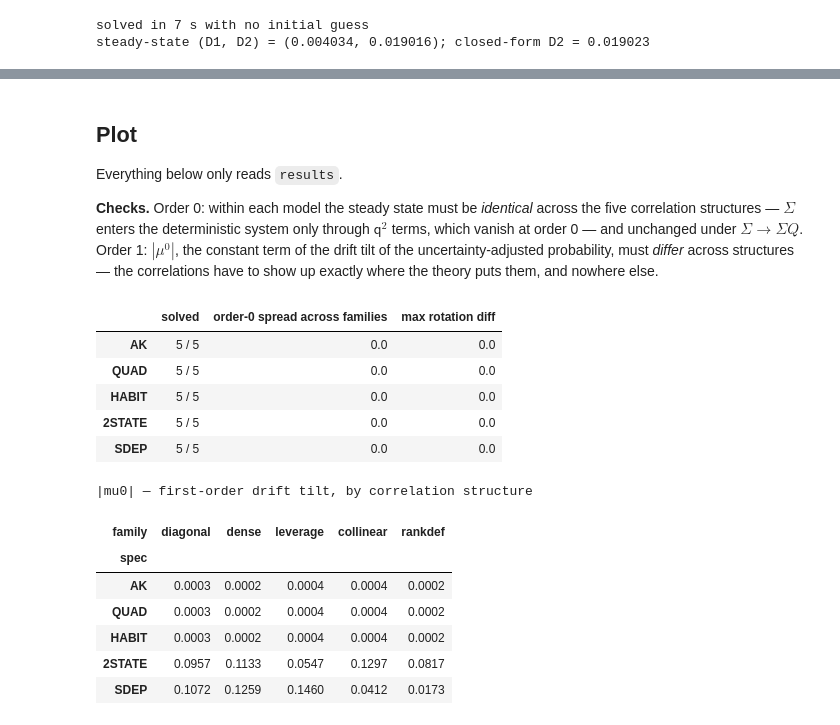
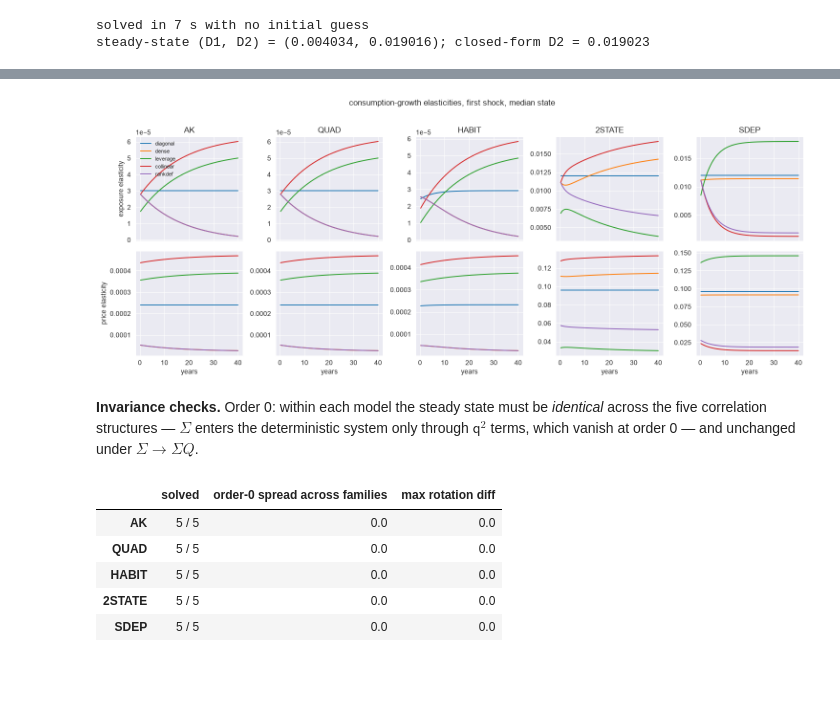
Before and after one commit to as7391746/QuantMFR-Colab, a Jupyter notebook: v2_demo.ipynb, the cells around one changed output, grey strips where cells are left out. Saved outputs shown, nothing was run; the diff lists cells and outputs as text; code cells hidden in the pictures; blank space fills up the shorter version.

Commit message:
v2 demo: appendix-style model setup, elasticity path figures

```diff
--- a/v2_demo.ipynb
+++ b/v2_demo.ipynb
@@ -294,34 +326,39 @@ print("steady-state (D1, D2) = (%.6f, %.6f); closed-form D2 = 0.019023" % (ss[2]
 solved in 7 s with no initial guess
 steady-state (D1, D2) = (0.004034, 0.019016); closed-form D2 = 0.019023
 # %%
-def mu0_norm(r):
-    try:
-        return float(np.linalg.norm(np.asarray(r["util_sol"]["\u03bc_0"], float).flatten()))
-    except Exception:
-        return float("nan")
+T_ELAS = 160
+
+def log_sdf(sol, rho_v):
+    vmr = sol["vmr1_tp1"] + 0.5 * sol["vmr2_tp1"]
+    return (np.log(BETA) - rho_v * sol["gc_tp1"] + (rho_v - 1) * vmr
+            + sol["log_N_tilde"])
 
 results, t_grid = [], time.time()
 for spec in SPECS:
     M = MODELS[spec]
-    T = dict(M["defaults"]); T.update(M["target"])
+    tgt = dict(M["defaults"]); tgt.update(M["target"])
     Q, _ = np.linalg.qr(np.random.default_rng(99).standard_normal((M["n_shocks"], M["n_shocks"])))
     for fam in FAMILIES:
         L0 = loadings(fam, M["norms"], M["n_shocks"])
         L1 = loadings(fam, M["norms"], M["n_shocks"], rotate=Q)
         cell = {"spec": spec, "family": fam}
         t1 = time.time()
-        r, msg = autosolve(lambda p, L=L0: M["build"](p, L), M["defaults"], T,
+        r, msg = autosolve(lambda p, L=L0: M["build"](p, L), M["defaults"], tgt,
                            M["n_states"], M["n_shocks"])
         cell["solved"] = r is not None
-        cell["secs"] = round(time.time() - t1)
         if r is not None:
             cell["ss"] = np.asarray(r["ss"], float)
-            cell["mu0"] = mu0_norm(r)
-            r2, _ = autosolve(lambda p, L=L1: M["build"](p, L), M["defaults"], T,
+            cell["expo"] = exposure_elasticity(r["gc_tp1"], r["X1_tp1"], r["X2_tp1"],
+                                               T_ELAS, shock=0, percentile=0.5).flatten()
+            cell["price"] = price_elasticity(r["gc_tp1"], log_sdf(r, tgt["rho"]),
+                                             r["X1_tp1"], r["X2_tp1"],
+                                             T_ELAS, shock=0, percentile=0.5).flatten()
+            r2, _ = autosolve(lambda p, L=L1: M["build"](p, L), M["defaults"], tgt,
                               M["n_states"], M["n_shocks"])
             cell["ss_rot"] = np.asarray(r2["ss"], float) if r2 is not None else None
         else:
             cell["note"] = msg
+        cell["secs"] = round(time.time() - t1)
         results.append(cell)
         print("  %-7s x %-9s: %s %3ds" % (spec, fam,
               "OK  " if cell["solved"] else "FAIL", cell["secs"]), flush=True)
@@ -347,13 +390,28 @@ grid finished in 2.4 min
+# %%
+import pandas as pd, matplotlib.pyplot as plt, seaborn as sns
+df = pd.DataFrame(results)
+sns.set_style("darkgrid")
+yrs = np.arange(1, T_ELAS + 1) / 4
+fig, axes = plt.subplots(2, len(SPECS), figsize=(15, 5.8), sharex=True)
+for j, spec in enumerate(SPECS):
+    for fam in FAMILIES:
+        c = df[(df.spec == spec) & (df.family == fam)].iloc[0]
+        if not c.solved:
+            continue
+        axes[0, j].plot(yrs, c.expo, label=fam, lw=1.4)
+        axes[1, j].plot(yrs, c.price, lw=1.4)
+    axes[0, j].set_title(spec)
+    axes[1, j].set_xlabel("years")
+axes[0, 0].set_ylabel("exposure elasticity")
+axes[1, 0].set_ylabel("price elasticity")
+axes[0, 0].legend(frameon=False, fontsize=8)
+fig.suptitle("consumption-growth elasticities, first shock, median state", y=1.02)
+fig.tight_layout(); plt.show()
+# %% [output]
+[figure, added]
 # %% [markdown]
-## Plot
-
-Everything below only reads `results`.
-
-**Checks.** Order 0: within each model the steady state must be *identical* across the five correlation structures — $\Sigma$ enters the deterministic system only through $\mathsf{q}^2$ terms, which vanish at order 0 — and unchanged under $\Sigma \to \Sigma Q$. Order 1: $|\mu^0|$, the constant term of the drift tilt of the uncertainty-adjusted probability, must *differ* across structures — the correlations have to show up exactly where the theory puts them, and nowhere else.
+**Invariance checks.** Order 0: within each model the steady state must be *identical* across the five correlation structures — $\Sigma$ enters the deterministic system only through $\mathsf{q}^2$ terms, which vanish at order 0 — and unchanged under $\Sigma \to \Sigma Q$.
 # %%
-import pandas as pd
-df = pd.DataFrame(results)
-
 def spread(g):
     ref = g.iloc[0]
     return max(float(np.max(np.abs(s - ref))) for s in g.iloc[1:]) if len(g) > 1 else 0.0
@@ -365,8 +423,6 @@ summary = pd.DataFrame({
                               if c.ss_rot is not None) for s in SPECS],
 }, index=SPECS)
 display(summary)
-piv = df.pivot(index="spec", columns="family", values="mu0").loc[SPECS, FAMILIES]
-display(piv.style.format("{:.4f}").set_caption("|mu0| — first-order drift tilt, by correlation structure"))
 # %% [output]
 |  | solved | order-0 spread across families | max rotation diff |
 | AK | 5 / 5 | 0.0 | 0.0 |
@@ -374,11 +430,3 @@ display(piv.style.format("{:.4f}").set_caption("|mu0| — first-order drift tilt
 | HABIT | 5 / 5 | 0.0 | 0.0 |
 | 2STATE | 5 / 5 | 0.0 | 0.0 |
 | SDEP | 5 / 5 | 0.0 | 0.0 |
-|mu0| — first-order drift tilt, by correlation structure
-| family | diagonal | dense | leverage | collinear | rankdef |
-| spec |  |  |  |  |  |
-| AK | 0.0003 | 0.0002 | 0.0004 | 0.0004 | 0.0002 |
-| QUAD | 0.0003 | 0.0002 | 0.0004 | 0.0004 | 0.0002 |
-| HABIT | 0.0003 | 0.0002 | 0.0004 | 0.0004 | 0.0002 |
-| 2STATE | 0.0957 | 0.1133 | 0.0547 | 0.1297 | 0.0817 |
-| SDEP | 0.1072 | 0.1259 | 0.1460 | 0.0412 | 0.0173 |
```
Also changed, not shown: parts of 14 cells of this notebook, 1 other file.
